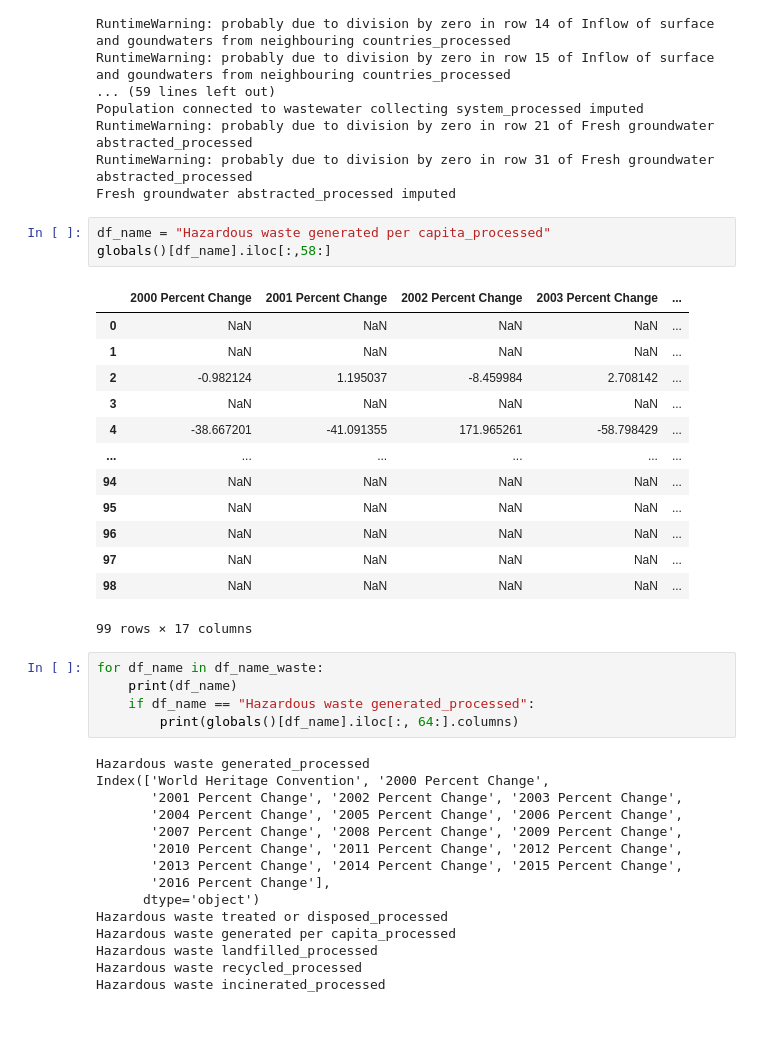
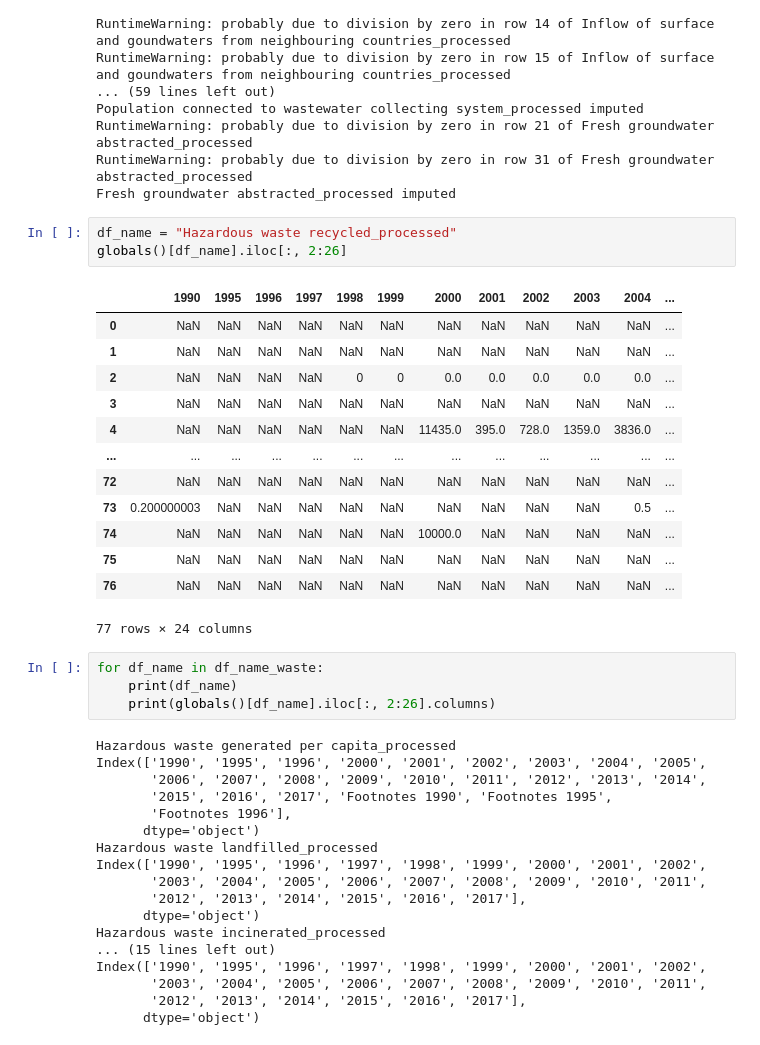
Before and after one commit to wsharpe41/EffectsOfEnvironmentalPolicy, a Jupyter notebook: data_processing/process_data.ipynb, the cells around one changed output. Drawn from its saved outputs; the diff is of its cells as text.

```diff
--- a/data_processing/process_data.ipynb
+++ b/data_processing/process_data.ipynb
@@ -242,42 +242,44 @@ RuntimeWarning: probably due to division by zero in row 21 of Fresh groundwater
 RuntimeWarning: probably due to division by zero in row 31 of Fresh groundwater abstracted_processed
 Fresh groundwater abstracted_processed imputed
 # %%
-df_name = "Hazardous waste generated per capita_processed"
-globals()[df_name].iloc[:,58:]
+df_name = "Hazardous waste recycled_processed"
+globals()[df_name].iloc[:, 2:26]
 # %% [output]
-|  | 2000 Percent Change | 2001 Percent Change | 2002 Percent Change | 2003 Percent Change | ... |
-| 0 | NaN | NaN | NaN | NaN | ... |
-| 1 | NaN | NaN | NaN | NaN | ... |
-| 2 | -0.982124 | 1.195037 | -8.459984 | 2.708142 | ... |
-| 3 | NaN | NaN | NaN | NaN | ... |
-| 4 | -38.667201 | -41.091355 | 171.965261 | -58.798429 | ... |
-| ... | ... | ... | ... | ... | ... |
-| 94 | NaN | NaN | NaN | NaN | ... |
-| 95 | NaN | NaN | NaN | NaN | ... |
-| 96 | NaN | NaN | NaN | NaN | ... |
-| 97 | NaN | NaN | NaN | NaN | ... |
-| 98 | NaN | NaN | NaN | NaN | ... |
+|  | 1990 | 1995 | 1996 | 1997 | 1998 | 1999 | 2000 | 2001 | 2002 | 2003 | 2004 | ... |
+| 0 | NaN | NaN | NaN | NaN | NaN | NaN | NaN | NaN | NaN | NaN | NaN | ... |
+| 1 | NaN | NaN | NaN | NaN | NaN | NaN | NaN | NaN | NaN | NaN | NaN | ... |
+| 2 | NaN | NaN | NaN | NaN | 0 | 0 | 0.0 | 0.0 | 0.0 | 0.0 | 0.0 | ... |
+| 3 | NaN | NaN | NaN | NaN | NaN | NaN | NaN | NaN | NaN | NaN | NaN | ... |
+| 4 | NaN | NaN | NaN | NaN | NaN | NaN | 11435.0 | 395.0 | 728.0 | 1359.0 | 3836.0 | ... |
+| ... | ... | ... | ... | ... | ... | ... | ... | ... | ... | ... | ... | ... |
+| 72 | NaN | NaN | NaN | NaN | NaN | NaN | NaN | NaN | NaN | NaN | NaN | ... |
+| 73 | 0.200000003 | NaN | NaN | NaN | NaN | NaN | NaN | NaN | NaN | NaN | 0.5 | ... |
+| 74 | NaN | NaN | NaN | NaN | NaN | NaN | 10000.0 | NaN | NaN | NaN | NaN | ... |
+| 75 | NaN | NaN | NaN | NaN | NaN | NaN | NaN | NaN | NaN | NaN | NaN | ... |
+| 76 | NaN | NaN | NaN | NaN | NaN | NaN | NaN | NaN | NaN | NaN | NaN | ... |
-99 rows × 17 columns
+77 rows × 24 columns
 # %%
 for df_name in df_name_waste:
     print(df_name)
-    if df_name == "Hazardous waste generated_processed":
-        print(globals()[df_name].iloc[:, 64:].columns)
+    print(globals()[df_name].iloc[:, 2:26].columns)
 # %% [output]
-Hazardous waste generated_processed
-Index(['World Heritage Convention', '2000 Percent Change',
-       '2001 Percent Change', '2002 Percent Change', '2003 Percent Change',
-       '2004 Percent Change', '2005 Percent Change', '2006 Percent Change',
-       '2007 Percent Change', '2008 Percent Change', '2009 Percent Change',
-       '2010 Percent Change', '2011 Percent Change', '2012 Percent Change',
-       '2013 Percent Change', '2014 Percent Change', '2015 Percent Change',
-       '2016 Percent Change'],
+Hazardous waste generated per capita_processed
+Index(['1990', '1995', '1996', '2000', '2001', '2002', '2003', '2004', '2005',
+       '2006', '2007', '2008', '2009', '2010', '2011', '2012', '2013', '2014',
+       '2015', '2016', '2017', 'Footnotes 1990', 'Footnotes 1995',
+       'Footnotes 1996'],
       dtype='object')
-Hazardous waste treated or disposed_processed
-Hazardous waste generated per capita_processed
 Hazardous waste landfilled_processed
-Hazardous waste recycled_processed
+Index(['1990', '1995', '1996', '1997', '1998', '1999', '2000', '2001', '2002',
+       '2003', '2004', '2005', '2006', '2007', '2008', '2009', '2010', '2011',
+       '2012', '2013', '2014', '2015', '2016', '2017'],
+      dtype='object')
 Hazardous waste incinerated_processed
+... (15 lines left out)
+Index(['1990', '1995', '1996', '1997', '1998', '1999', '2000', '2001', '2002',
+       '2003', '2004', '2005', '2006', '2007', '2008', '2009', '2010', '2011',
+       '2012', '2013', '2014', '2015', '2016', '2017'],
+      dtype='object')
 # %%
 # Waste
 for df_name in df_name_waste:
```
Also changed, not shown: parts of 3 cells of this notebook.
